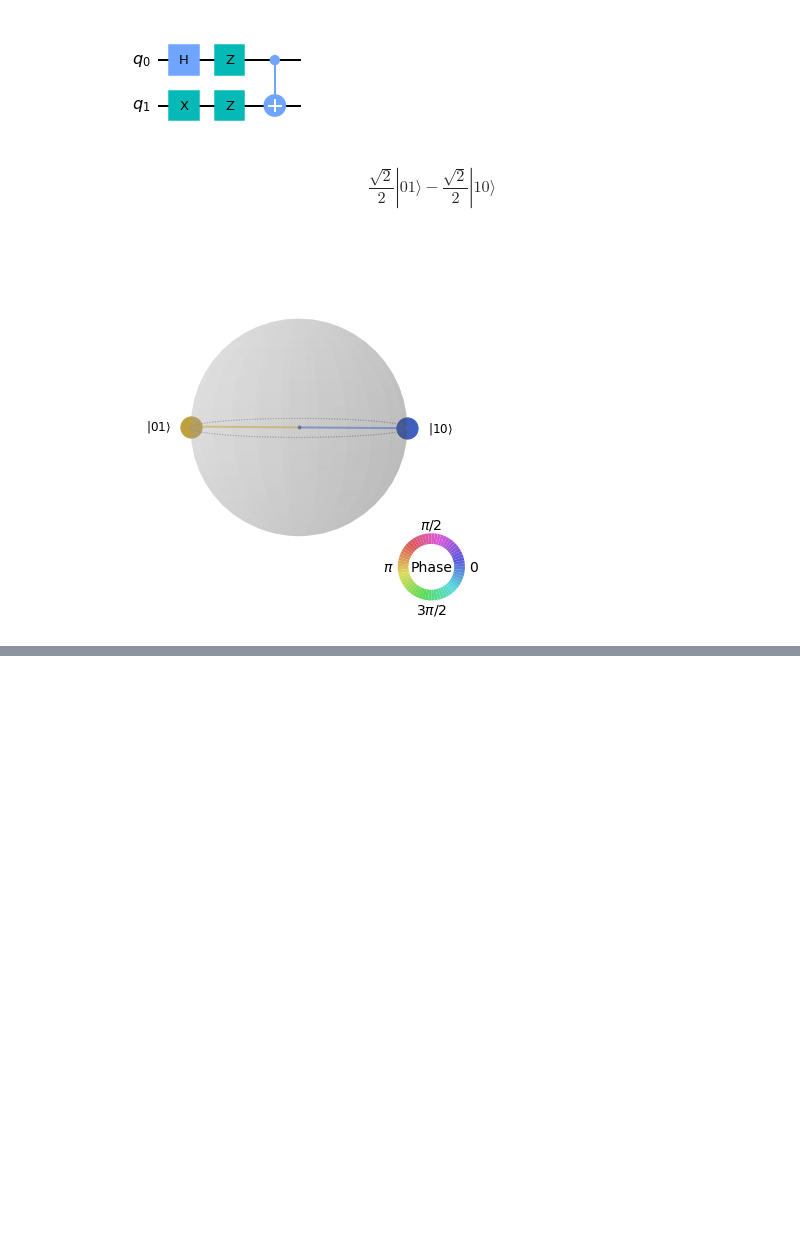
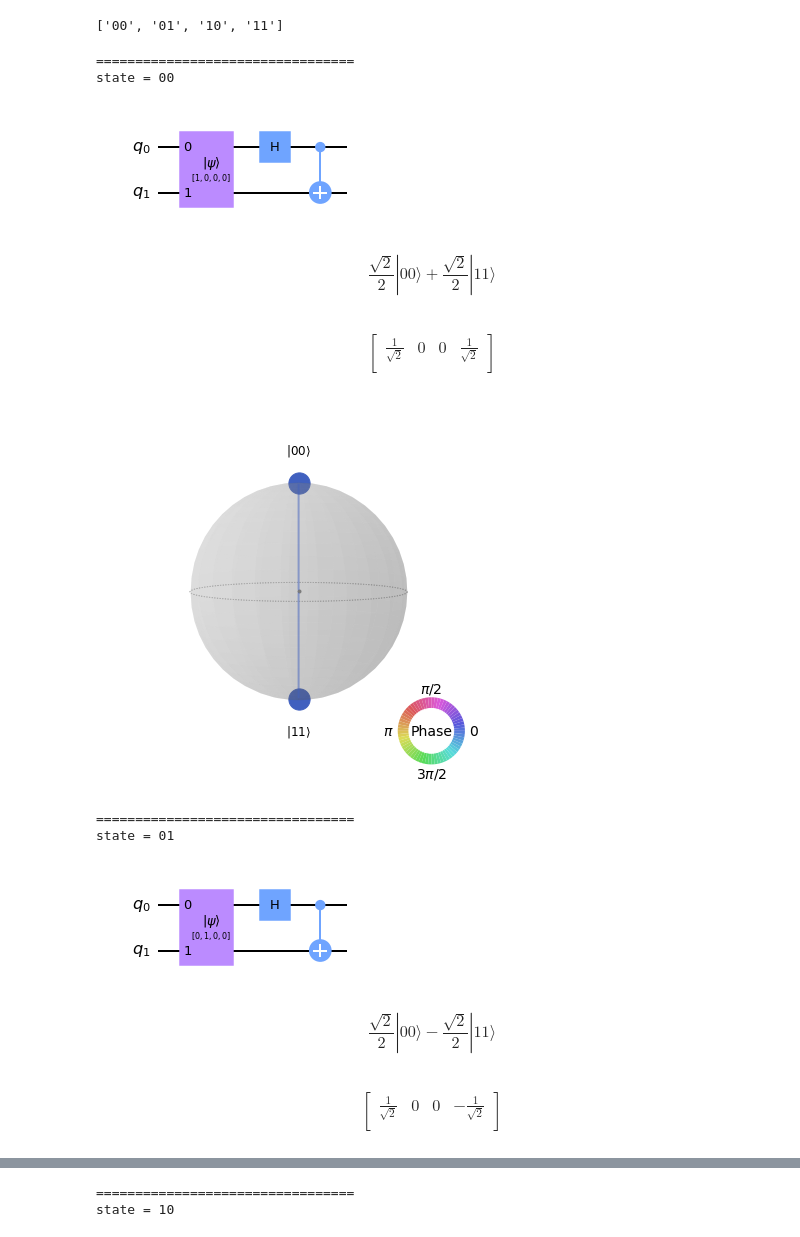
Before and after one commit to brunopacheco1/testing-qiskit, a Jupyter notebook: bell_states.ipynb, the cells around one changed output, grey strips where cells are left out. Drawn from its saved outputs; the diff is of its cells as text; code cells hidden in the pictures; blank space fills up the shorter version.

Commit message:
Improve bell states and add interference

```diff
--- a/bell_states.ipynb
+++ b/bell_states.ipynb
@@ -57,20 +1,45 @@ state_bell_state_3.draw('qsphere')
-# %%
-circuit_bell_state_4 = QuantumCircuit(2, 0)
-circuit_bell_state_4.h(0)
-circuit_bell_state_4.x(1)
-circuit_bell_state_4.z(0)
-circuit_bell_state_4.z(1)
-circuit_bell_state_4.cx(0, 1)
-circuit_bell_state_4.draw('mpl')
-# %% [output]
-[figure, removed]
-# %%
-state_bell_state_4 = Statevector.from_int(0, 2**2)
-state_bell_state_4 = state_bell_state_4.evolve(circuit_bell_state_4)
-state_bell_state_4.draw('latex')
-# %% [output]
-$$\frac{\sqrt{2}}{2} |01\rangle- \frac{\sqrt{2}}{2} |10\rangle$$
-# %%
-state_bell_state_4.draw('qsphere')
-# %% [output]
-[figure, removed]
+# %%
+from qiskit import QuantumCircuit
+from qiskit.quantum_info import Statevector
+from qiskit.visualization import array_to_latex
+
+def print_circuit(state):
+    print("=================================")
+    print("state = " + state)
+    circuit = QuantumCircuit(2)
+    circuit.initialize(Statevector.from_label(state).data, [0, 1])
+    circuit.h(0)
+    circuit.cx(0, 1)
+    display(circuit.draw('mpl'))
+    state_vector = Statevector.from_instruction(circuit)
+    display(state_vector.draw('latex'))
+    display(array_to_latex(state_vector))
+    display(state_vector.draw('qsphere'))
+# %%
+states = [format(x, f'0{2}b') for x in range(2 ** 2)]
+print(states)
+# %% [output]
+['00', '01', '10', '11']
+# %%
+for state in states:
+    print_circuit(state)
+# %% [output]
+=================================
+state = 00
+[figure, added]
+$$\frac{\sqrt{2}}{2} |00\rangle+\frac{\sqrt{2}}{2} |11\rangle$$
+$$
+\begin{bmatrix}
+\tfrac{1}{\sqrt{2}} & 0 & 0 & \tfrac{1}{\sqrt{2}}  \\
+ \end{bmatrix}
+$$
+[figure, added]
+=================================
+state = 01
+[figure, added]
+$$\frac{\sqrt{2}}{2} |00\rangle- \frac{\sqrt{2}}{2} |11\rangle$$
+$$
+\begin{bmatrix}
+\tfrac{1}{\sqrt{2}} & 0 & 0 & -\tfrac{1}{\sqrt{2}}  \\
+ \end{bmatrix}
+$$
@@ -76,0 +47,2 @@ state_bell_state_4.draw('qsphere')
+=================================
+state = 10
```
Also changed, not shown: parts of 11 cells of this notebook, 1 other file.
